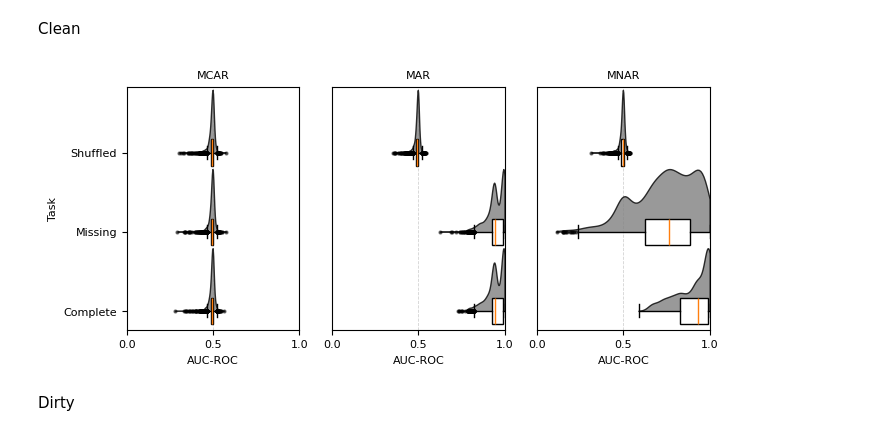
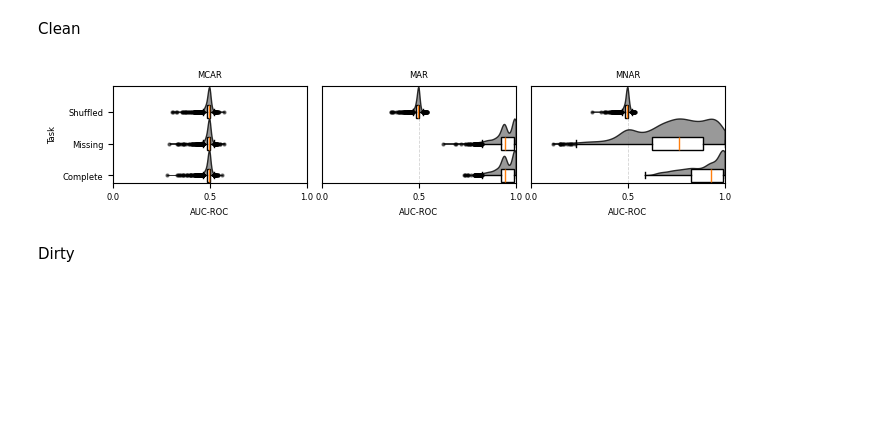
Before and after one commit to calgo-lab/MechDetect, a Jupyter notebook: src/auc_roc_analysis.ipynb, the cells around one changed output. Saved outputs shown, nothing was run; the diff lists cells and outputs as text; code cells hidden in the pictures; blank space fills up the shorter version.

Commit message:
Add multi-error rate auc-roc plots

```diff
--- a/src/auc_roc_analysis.ipynb
+++ b/src/auc_roc_analysis.ipynb
@@ -153,31 +120,41 @@ df = pd.DataFrame({
 
 df_clean = df[df["clean_dirty"] == "Clean"]
 df_dirty = df[df["clean_dirty"] == "Dirty"]
+
+# Rename columns
+scenario_map = {
+    "Full Data": "Complete",
+    "Scrambled": "Shuffled",
+    "Missing Col.": "Missing"
+}
+
+df_clean.loc[:,'scenario'] = df_clean.loc[:,'scenario'].replace(scenario_map)
+df_dirty.loc[:,'scenario'] = df_dirty.loc[:,'scenario'].replace(scenario_map)
 # %% [markdown]
 ## Error Rate 0.5 Plots
 # %% [markdown]
 Clean
 # %%
 # Scenario label mapping
-scenario_map = {
-    "Full Data": "Complete",
-    "Scrambled": "Shuffled",
-    "Missing Col.": "Missing"
-}
 
-font_size = 8
+font_size = 6
 
 # Filter and rename
 df_half_error = df_clean[df_clean['error_rate'] == 0.5].copy()
-df_half_error['scenario'] = df_half_error['scenario'].replace(scenario_map)
 
 # Setup
 error_mechanisms = ['MCAR', 'MAR', 'MNAR']  # fixed ordering
 scenarios = sorted(df_half_error['scenario'].unique())
 
+# Exact figure dimensions (in inches)
+#  - ACM SIGCONF two‐column textwidth is 6.875in;
+#  - SIGCONF text‐block height is ~9.0in.
+TW = 6.875
+H8 = 9.0 / 6.0
+
 fig, axes = plt.subplots(
     nrows=1, ncols=len(error_mechanisms),
-    figsize= set_size_alt(506.295, h_scale=0.75), #set_size(506.295),
+    figsize= (TW, H8),  #set_size_alt(506.295, h_scale=0.5),  #set_size_alt(506.295, h_scale=0.75),
     sharex=True, sharey=False
 )
 
@@ -228,7 +205,7 @@ for col_idx, mechanism in enumerate(error_mechanisms):
             vals,
             positions=[y_positions[i]],
             vert=False,
-            widths=spacing * 0.2,
+            widths=spacing * 0.25,
             patch_artist=True,
             boxprops=dict(facecolor='white', edgecolor='black'),
             medianprops=dict(color='#ff7f0e'),
@@ -238,36 +215,36 @@ for col_idx, mechanism in enumerate(error_mechanisms):
                 'markeredgecolor': 'black',
                 'markersize': 2,
                 'alpha': 0.5
             }
         )
 
     if col_idx == 0:
         ax.set_yticks(y_positions)
         ax.set_yticklabels(scenarios, fontsize=font_size)
         ax.set_ylabel("Task", fontsize=font_size)
     else:
         ax.set_yticks([])
         ax.set_yticklabels([])
 
     ax.set_xlim(0, 1)
     ax.set_xlabel('AUC-ROC', fontsize=font_size)
     ax.set_title(mechanism, fontsize=font_size)
 
     bottom = y_positions[0] - spacing / 7
     top = y_positions[-1] + spacing / 2
     ax.set_ylim(bottom, top)
 
 for ax in axes:
     ax.xaxis.set_major_locator(mticker.MultipleLocator(0.5))
     ax.xaxis.set_major_formatter(mticker.FormatStrFormatter('%.1f'))
     ax.xaxis.set_minor_locator(mticker.NullLocator())
     ax.tick_params(axis='x', labelsize=font_size)
 
-plt.tight_layout()
-plt.savefig("../plots/auc_roc_clean_violinplots.pdf", bbox_inches="tight")
+plt.tight_layout(pad=0.15)
+plt.savefig("../plots/auc_roc_clean_violinplots.pdf", bbox_inches='tight', pad_inches=0)
 plt.show()
 # %% [output]
-[figure, old version]
+[figure, new version]
 # %% [markdown]
 Dirty
 # %%
```
Also changed, not shown: parts of 7 cells of this notebook, 2 other files.
